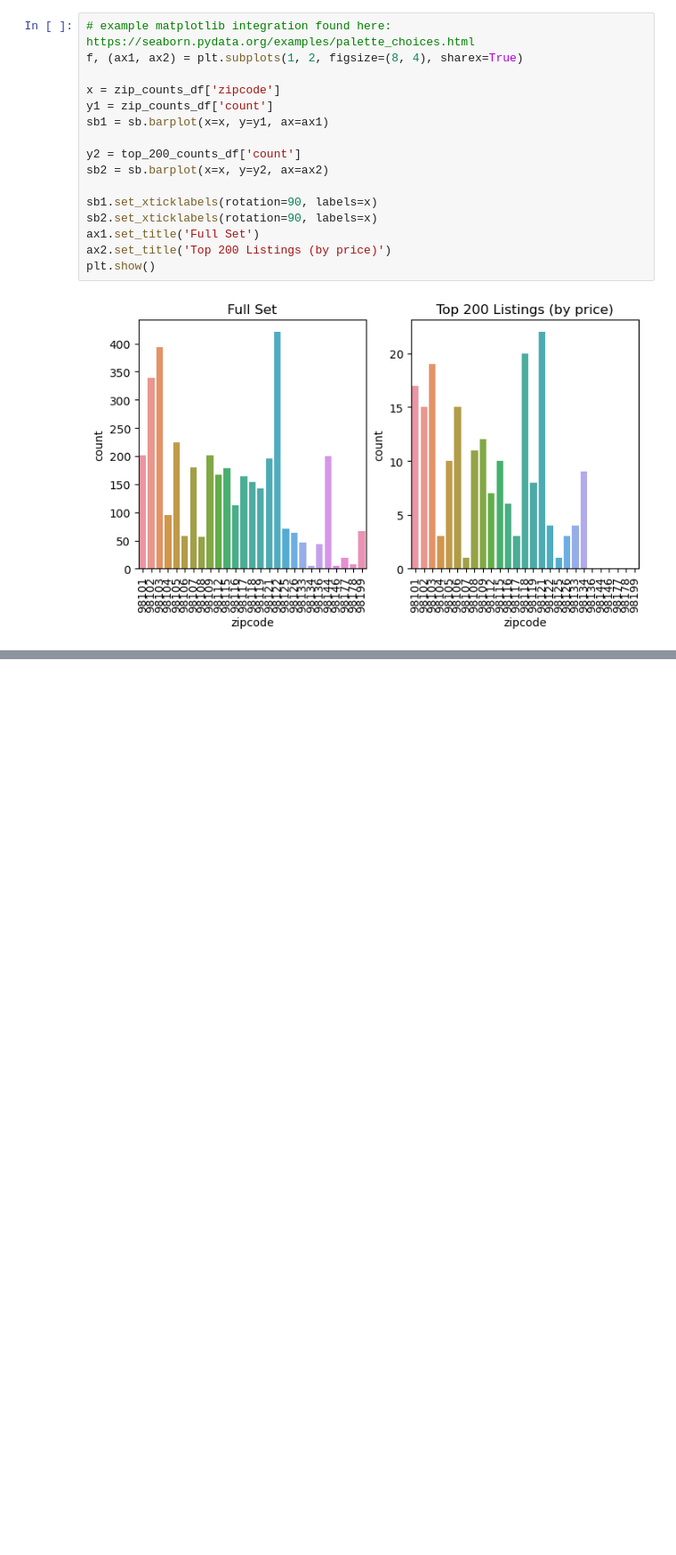
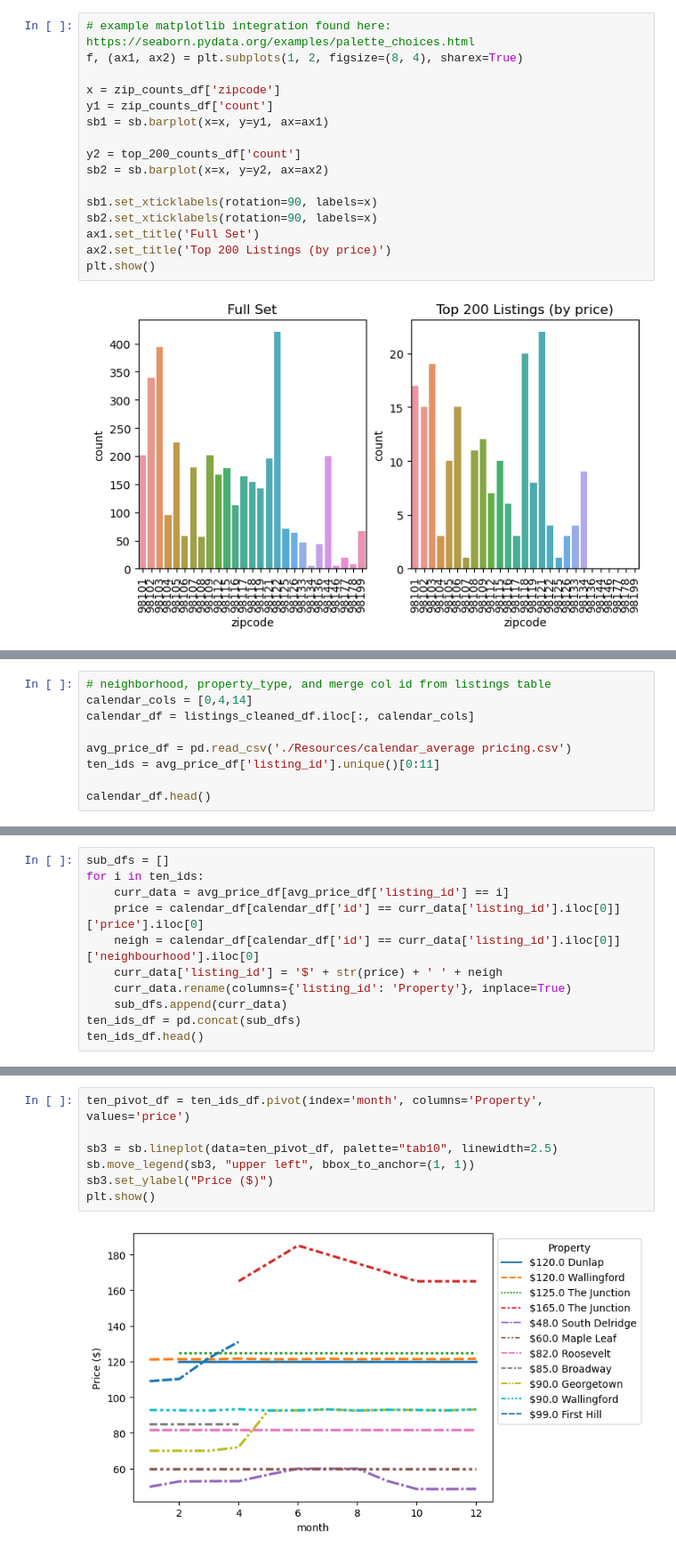
Before and after one commit to kcelik369/Project3_Team7, a Jupyter notebook: seaborn.ipynb, the cells around one changed output, grey strips where cells are left out. Shown at 89% size. Cells and saved outputs as stored; diff of their text form; blank space fills up the shorter version.

Commit message:
Seaborn and Flask mostly finished, remove redundant from listings and clean up

```diff
--- a/seaborn.ipynb
+++ b/seaborn.ipynb
@@ -232,0 +269,9 @@ plt.show()
+# %%
+# neighborhood, property_type, and merge col id from listings table
+calendar_cols = [0,4,14]
+calendar_df = listings_cleaned_df.iloc[:, calendar_cols]
+
+avg_price_df = pd.read_csv('./Resources/calendar_average pricing.csv')
+ten_ids = avg_price_df['listing_id'].unique()[0:11]
+
+calendar_df.head()
@@ -232,0 +285,11 @@ plt.show()
+# %%
+sub_dfs = []
+for i in ten_ids:
+    curr_data = avg_price_df[avg_price_df['listing_id'] == i]
+    price = calendar_df[calendar_df['id'] == curr_data['listing_id'].iloc[0]]['price'].iloc[0]
+    neigh = calendar_df[calendar_df['id'] == curr_data['listing_id'].iloc[0]]['neighbourhood'].iloc[0]
+    curr_data['listing_id'] = '$' + str(price) + ' ' + neigh
+    curr_data.rename(columns={'listing_id': 'Property'}, inplace=True)
+    sub_dfs.append(curr_data)
+ten_ids_df = pd.concat(sub_dfs)
+ten_ids_df.head()
@@ -232,0 +312,9 @@ plt.show()
+# %%
+ten_pivot_df = ten_ids_df.pivot(index='month', columns='Property', values='price')
+
+sb3 = sb.lineplot(data=ten_pivot_df, palette="tab10", linewidth=2.5)
+sb.move_legend(sb3, "upper left", bbox_to_anchor=(1, 1))
+sb3.set_ylabel("Price ($)")
+plt.show()
+# %% [output]
+[figure, added]
```
Also changed, not shown: parts of 13 cells of this notebook, 3 other files.
